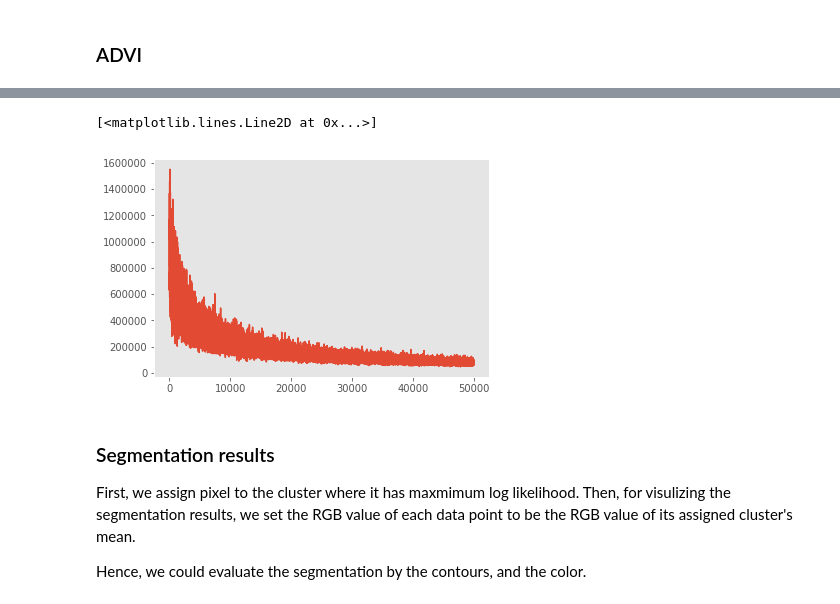
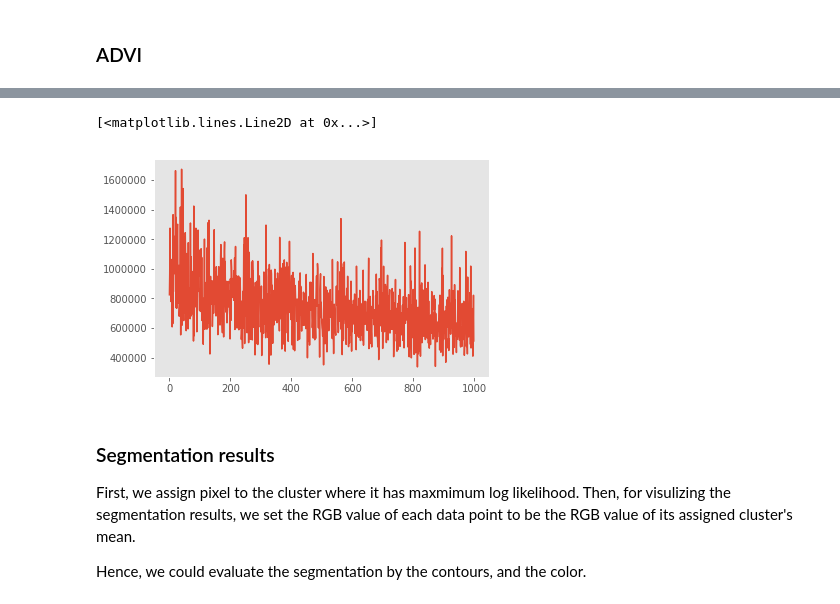
Before and after one commit to jiangzl2016/prob_prog_final_project, a Jupyter notebook: final-project/final-notebook.ipynb, the cells around one changed output, grey strips where cells are left out. Drawn from its saved outputs; the diff is of its cells as text; code cells hidden in the pictures.

```diff
--- a/final-project/final-notebook.ipynb
+++ b/final-project/final-notebook.ipynb
@@ -34,9 +34,9 @@ Image segmentation is a widely used technique in computer vision. It enables us
 Our data comes from [the Berkeley Segmentation Dataset and Benchmark](https://www2.eecs.berkeley.edu/Research/Projects/CS/vision/bsds/), which contains color image and human-labelled segmentation results.
 # %%
 # Read data
-train_path = "./BSR/BSDS500/data/images/train/"
-img_name = "2092"
-img = plt.imread(train_path+img_name+".jpg")
+train_path = "../BSR/BSDS500/data/images/train/"
+img_no = 2092
+img = plt.imread(train_path+"{0:d}.jpg".format(img_no))
 plt.imshow(img)
 print("image shape:", img.shape)
 # %% [output]
@@ -151,6 +202,6 @@ with tf.name_scope("posterior"):
 ### ADVI
 # %%
 with model:
-    advi_mf=pm.ADVI()
-    %time advi_mf.fit(10000, more_replacements={X_shared: X_minibatch},obj_optimizer=pm.adagrad(learning_rate=1e-2))
+    advi = pm.ADVI()
+    %time advi.fit(10000, more_replacements={X_shared: X_minibatch},obj_optimizer= pm.adagrad(learning_rate=1e-2))
 # %% [output]
@@ -252,9 +357,35 @@ with tf.name_scope("model"):
 # %% [markdown]
 ### ADVI
+# %%
+# pymc model
+cluster_means = []
+X_shared = theano.shared(X)
+minibatch_size = 500
+X_minibatch = pm.Minibatch(X, minibatch_size)
+
+np.random.seed(15)
+with pm.Model() as model:
+    pi = pm.Dirichlet('pi', np.ones(K))
+
+    comp_dist = []
+    mu = []
+    sigma_sq = []
+    cov = []
+    for i in range(K):
+        temp_mean = np.random.randint(low=50, high=200, size=D)
+        mu.append(pm.Normal('mu%i' % i, temp_mean, 20, shape=D))
+        sigma_sq.append(pm.InverseGamma('sigma_sq%i' % i, 1, 1, shape=D))
+        cov.append(tt.nlinalg.alloc_diag(sigma_sq[i]))
+        comp_dist.append(pm.MvNormal.dist(mu=mu[i], cov=cov[i]))
+
+        cluster_means.append(temp_mean)
+
+    xobs = pm.Mixture('x_obs', pi, comp_dist,
+                      observed=X_shared)
 # %%
 with model:
-    advi_mf=pm.ADVI()
-    %time advi_mf.fit(50000, more_replacements={X_shared: X_minibatch},obj_optimizer=pm.adagrad(learning_rate=1e-2))
+    advi = pm.ADVI()
+    %time advi.fit(1000, more_replacements={X_shared: X_minibatch},obj_optimizer=pm.adagrad(learning_rate=1e-2))
 
-plt.plot(advi_mf.hist)
+plt.plot(advi.hist)
 # %% [output]
@@ -264,5 +395,5 @@ Wall time: 6min 51s
 [<matplotlib.lines.Line2D at 0x...>]
-[figure, old version]
+[figure, new version]
 # %% [markdown]
 ### Segmentation results
 
```
Also changed, not shown: parts of 32 cells of this notebook.
